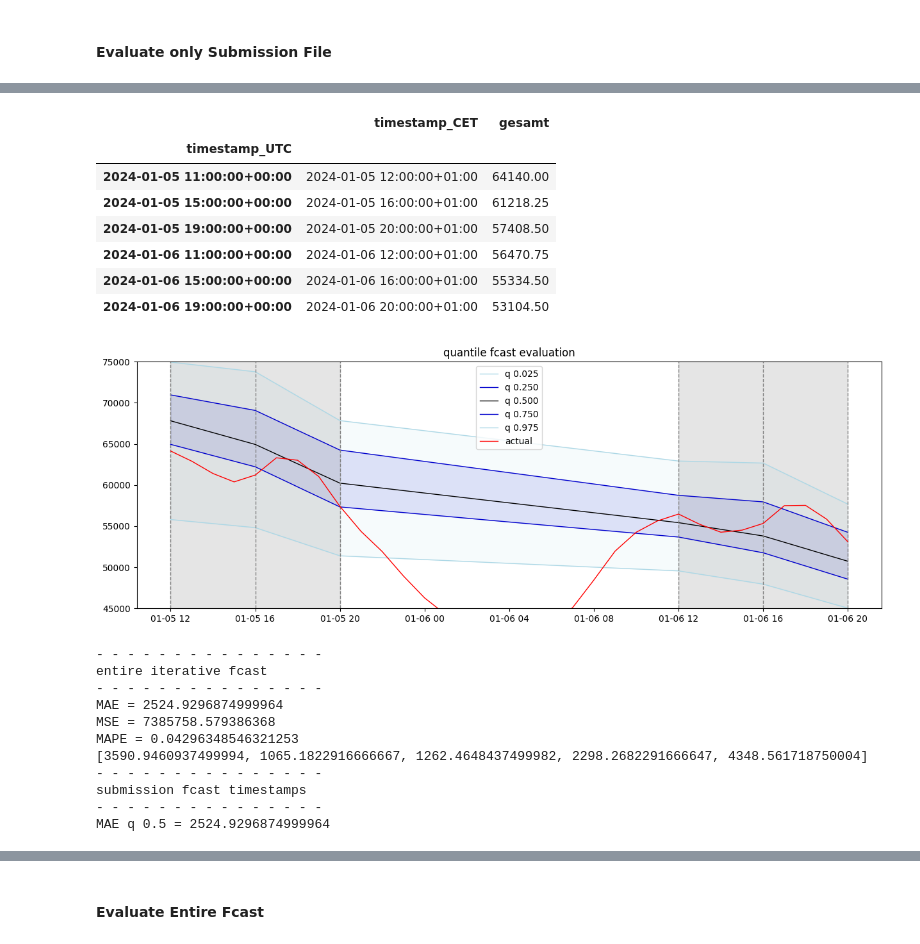
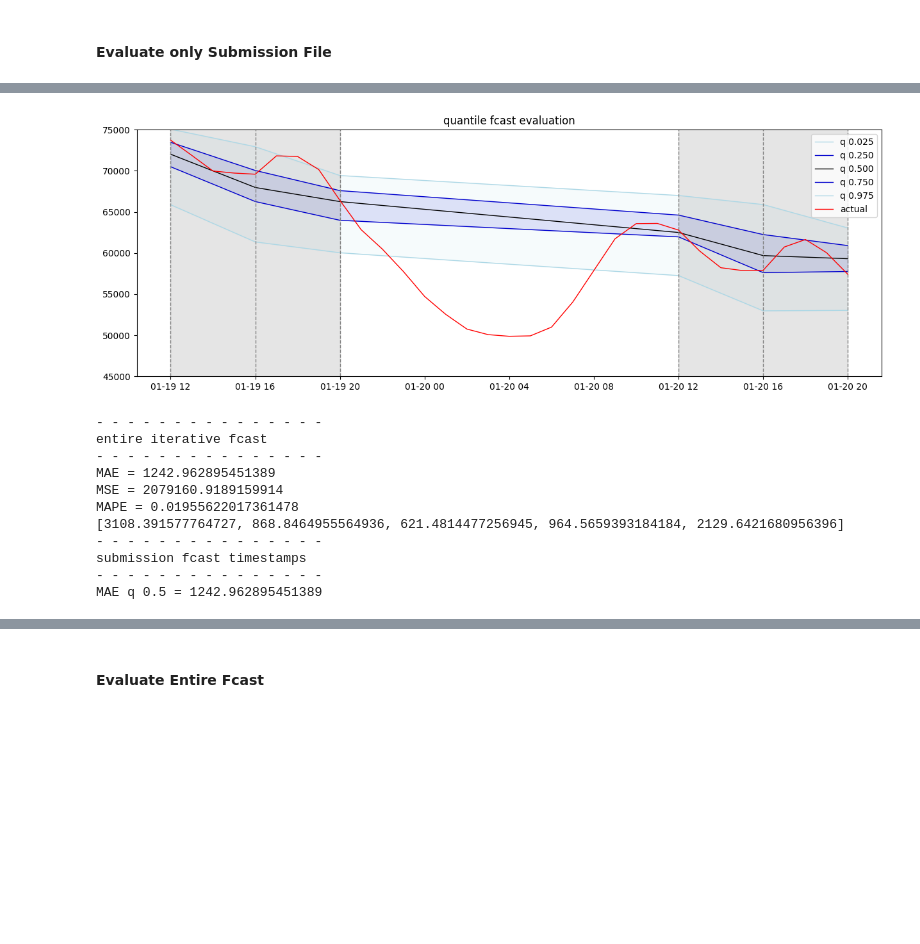
Before and after one commit to hikotei/2023_11-PTSFC, a Jupyter notebook: energy/2024_01_20 evaluate old submission.ipynb, the cells around one changed output, grey strips where cells are left out. Cells and saved outputs as stored; diff of their text form; code cells hidden in the pictures; blank space fills up the shorter version.

```diff
--- a/energy/2024_01_20 evaluate old submission.ipynb
+++ b/energy/2024_01_20 evaluate old submission.ipynb
@@ -38,10 +38,16 @@ fcast_hor = [36, 40, 44, 60, 64, 68] # in hours
 # = = = = = = = = = = = = =
 # generate prediction timestamps based on t0 = following thursday 00:00 dynamically
 
-# get current date and set time to 00:00
-t_now = pd.Timestamp.now(tz='CET').replace(hour=0, minute=0, second=0, microsecond=0)
-custom_date = '2024-01-03'
+# # get current date and set time to 00:00
+# t_now = pd.Timestamp.now(tz='CET').replace(hour=0, minute=0, second=0, microsecond=0)
+
+# = = = = = = = = = = = = =
+# = = = = = = = = = = = = =
+# !!! enter desired week / date of evaluation here !!!
+custom_date = '2024-01-17'
 t_now = pd.Timestamp(custom_date).replace(hour=0, minute=0, second=0, microsecond=0)
+# = = = = = = = = = = = = =
+# = = = = = = = = = = = = =
 
 # get days left till thursday
 days_left = 3 - t_now.dayofweek
@@ -753,8 +752,8 @@ df_fcast = df_fcast[['timestamp_CET', 'q0.025', 'q0.25', 'q0.5', 'q0.75', 'q0.97
 df_fcast.columns = ['timestamp_CET', 'q 0.025', 'q 0.250', 'q 0.500', 'q 0.750', 'q 0.975']
 df_fcast[['q 0.025', 'q 0.250', 'q 0.500', 'q 0.750', 'q 0.975']] = df_fcast[['q 0.025', 'q 0.250', 'q 0.500', 'q 0.750', 'q 0.975']] * 1000
 
-display(df_fcast)
-display(df_energy_new.loc[df_energy_new['timestamp_CET'].isin(df_fcast['timestamp_CET'])])
+# display(df_fcast)
+# display(df_energy_new.loc[df_energy_new['timestamp_CET'].isin(df_fcast['timestamp_CET'])])
 
 eval_fcast(df_fcast, df_energy_new, subm_timestamps, quantiles, ylims=[45_000, 75_000])
 # %% [output]
@@ -769,20 +760,12 @@ eval_fcast(df_fcast, df_energy_new, subm_timestamps, quantiles, ylims=[45_000, 7
-|  | timestamp_CET | gesamt |
-| timestamp_UTC |  |  |
-| 2024-01-05 11:00:00+00:00 | 2024-01-05 12:00:00+01:00 | 64140.00 |
-| 2024-01-05 15:00:00+00:00 | 2024-01-05 16:00:00+01:00 | 61218.25 |
-| 2024-01-05 19:00:00+00:00 | 2024-01-05 20:00:00+01:00 | 57408.50 |
-| 2024-01-06 11:00:00+00:00 | 2024-01-06 12:00:00+01:00 | 56470.75 |
-| 2024-01-06 15:00:00+00:00 | 2024-01-06 16:00:00+01:00 | 55334.50 |
-| 2024-01-06 19:00:00+00:00 | 2024-01-06 20:00:00+01:00 | 53104.50 |
-[figure, old version]
+[figure, new version]
 - - - - - - - - - - - - - - -
 entire iterative fcast
 - - - - - - - - - - - - - - -
-MAE = 2524.9296874999964
-MSE = 7385758.579386368
-MAPE = 0.04296348546321253
-[3590.9460937499994, 1065.1822916666667, 1262.4648437499982, 2298.2682291666647, 4348.561718750004]
+MAE = 1242.962895451389
+MSE = 2079160.9189159914
+MAPE = 0.01955622017361478
+[3108.391577764727, 868.8464955564936, 621.4814477256945, 964.5659393184184, 2129.6421680956396]
 - - - - - - - - - - - - - - -
 submission fcast timestamps
 - - - - - - - - - - - - - - -
-MAE q 0.5 = 2524.9296874999964
+MAE q 0.5 = 1242.962895451389
```
Also changed, not shown: parts of 14 cells of this notebook, 3 other files.
